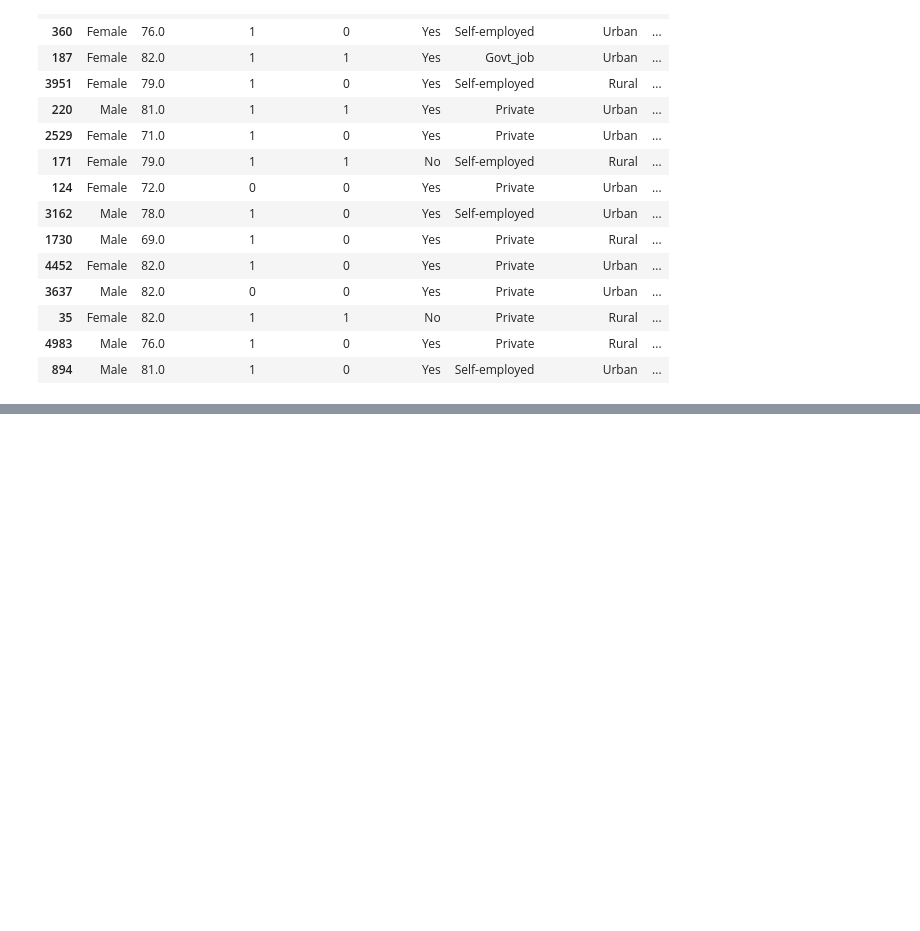
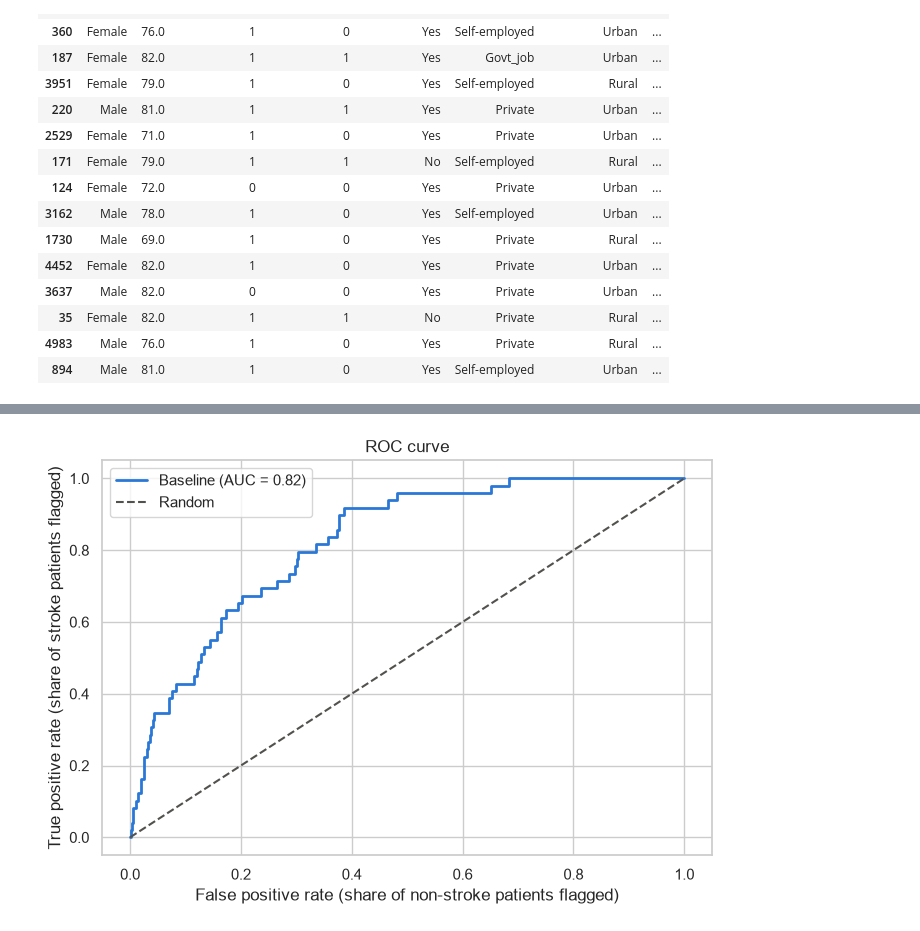
Before and after one commit to BradleyLund/StrokePrediction, a Jupyter notebook: stroke_analysis.ipynb, the cells around one changed output, grey strips where cells are left out. Cells and saved outputs as stored; diff of their text form; code cells hidden in the pictures; blank space fills up the shorter version.

```diff
--- a/stroke_analysis.ipynb
+++ b/stroke_analysis.ipynb
@@ -469,0 +546,15 @@ results.sort_values("predicted_prob", ascending=False).head(15)
+# %%
+#ROC auc chart:
+fpr, tpr, thresholds = roc_curve(y_test, test_probs)
+
+fig, ax = plt.subplots(figsize=(7, 5))
+ax.plot(fpr, tpr, color=BAR_COLOUR, linewidth=2, label=f"Baseline (AUC = {roc_auc:.2f})")
+ax.plot([0, 1], [0, 1], color=LINE_COLOUR, linestyle="--", label="Random")
+ax.set_xlabel("False positive rate (share of non-stroke patients flagged)")
+ax.set_ylabel("True positive rate (share of stroke patients flagged)")
+ax.set_title("ROC curve")
+ax.legend()
+plt.tight_layout()
+plt.show()
+# %% [output]
+[figure, added]
```
Also changed, not shown: parts of 7 cells of this notebook, 6 other files.
